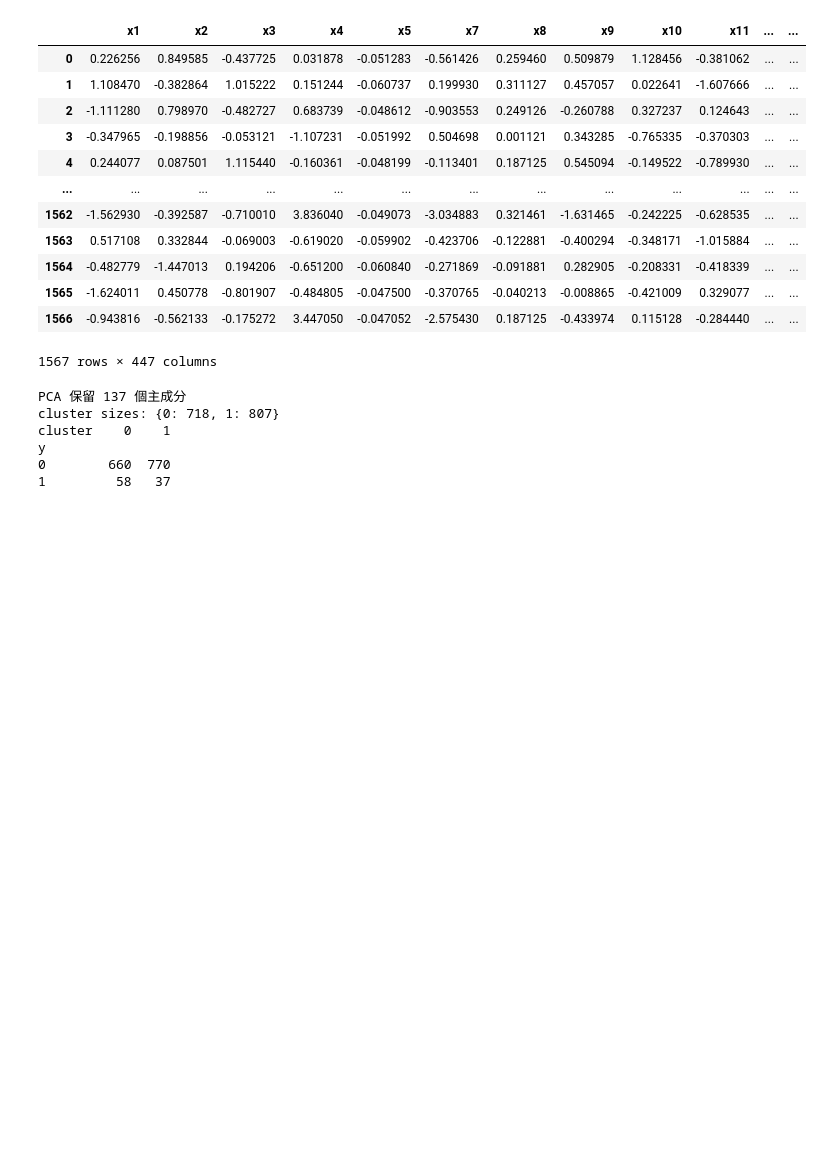
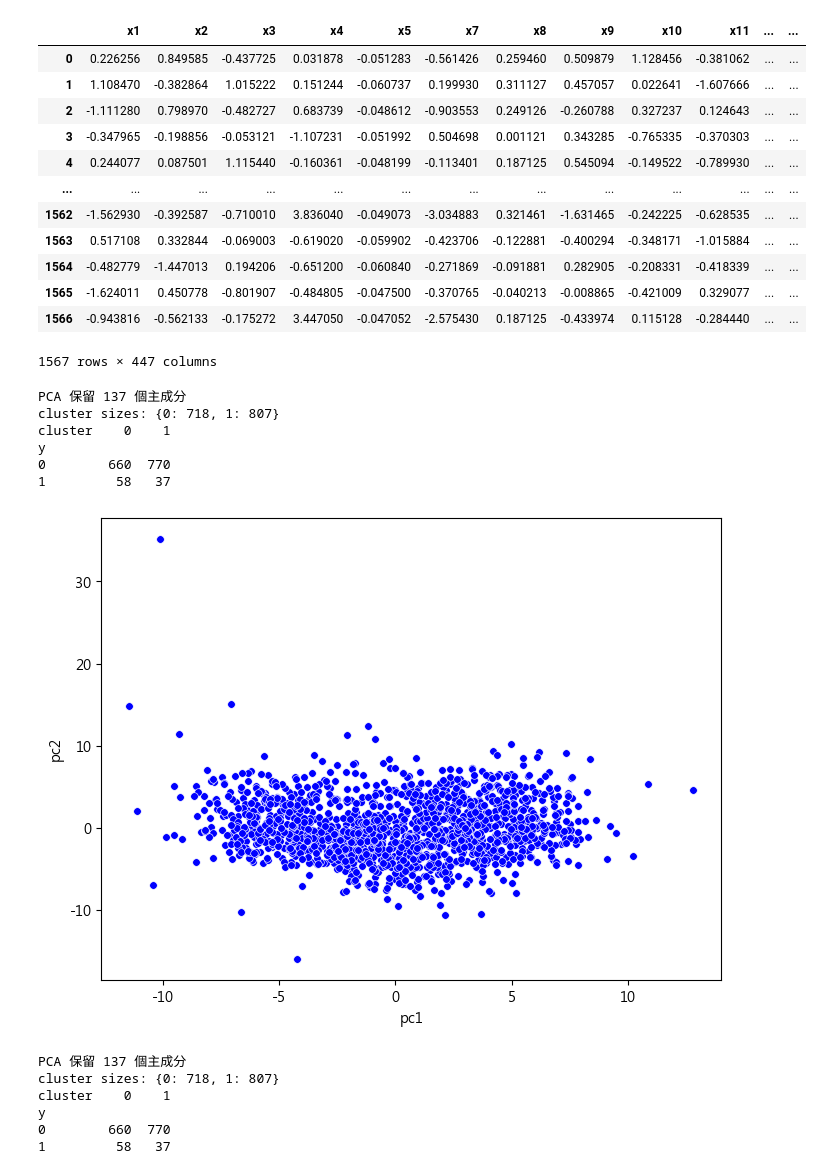
Before and after one commit to JackHuang0125/WHAT_I_DID, a Jupyter notebook: 0 PAPER/img/圖表.ipynb, the cells around one changed output. Cells and saved outputs as stored; diff of their text form; code cells hidden in the pictures; blank space fills up the shorter version.

```diff
--- a/0 PAPER/img/圖表.ipynb
+++ b/0 PAPER/img/圖表.ipynb
@@ -224,6 +224,47 @@ X_std
 | 1565 | -1.624011 | 0.450778 | -0.801907 | -0.484805 | -0.047500 | -0.370765 | -0.040213 | -0.008865 | -0.421009 | 0.329077 | ... | ... |
 | 1566 | -0.943816 | -0.562133 | -0.175272 | 3.447050 | -0.047052 | -2.575430 | 0.187125 | -0.433974 | 0.115128 | -0.284440 | ... | ... |
 1567 rows × 447 columns
+# %%
+secom = pd.read_csv(data_path, sep='\t')
+outlier = X_pca_df[(X_pca_df['pc1']>10)|(X_pca_df['pc2']>10)].index.tolist()
+secom = secom.drop(index=outlier).reset_index(drop=True)
+
+X = secom.drop(columns=['Time', 'Pass/Fail'])
+y = secom['Pass/Fail'].replace({-1:0, 1:1}).astype(int)
+
+na_counts = X.isna().sum()
+X = X.loc[:, na_counts <= 1000].copy()
+uniq_counts = X.nunique(dropna=False)
+X = X.loc[:, uniq_counts >= 10].copy()
+X = X.loc[:, ~X.T.duplicated(keep='first')].copy()
+
+imputer = KNNImputer(n_neighbors=10, weights='distance')
+X_imp = pd.DataFrame(imputer.fit_transform(X), columns=X.columns, index=X.index)
+
+scaler = StandardScaler()
+X_std = pd.DataFrame(scaler.fit_transform(X_imp), columns=X.columns, index=X.index)
+
+pca = PCA(n_components=0.9)
+X_pca = pca.fit_transform(X_std)
+print(f'PCA 保留 {X_pca.shape[1]} 個主成分')
+X_pca_df = pd.DataFrame(X_pca, columns=[f'pc{i}' for i in range(1, X_pca.shape[1]+1)])
+
+df = pd.DataFrame({'y': y.values, 'label': labels})
+
+ct = pd.crosstab(df['y'], df['label'], rownames=['y'], colnames=['cluster'])
+print(ct)
+
+plt.figure(figsize=(8,6))
+sns.scatterplot(data=X_pca_df, x='pc1', y='pc2', s=30, color='b')
+plt.show()
+# %% [output]
+PCA 保留 137 個主成分
+cluster sizes: {0: 718, 1: 807}
+cluster    0    1
+y
+0        660  770
+1         58   37
+[figure, added]
 # %%
 secom = pd.read_csv(data_path, sep='\t')
 outlier = X_pca_df[(X_pca_df['pc1']>10)|(X_pca_df['pc2']>10)].index.tolist()
```
Also changed, not shown: 9 other files.
